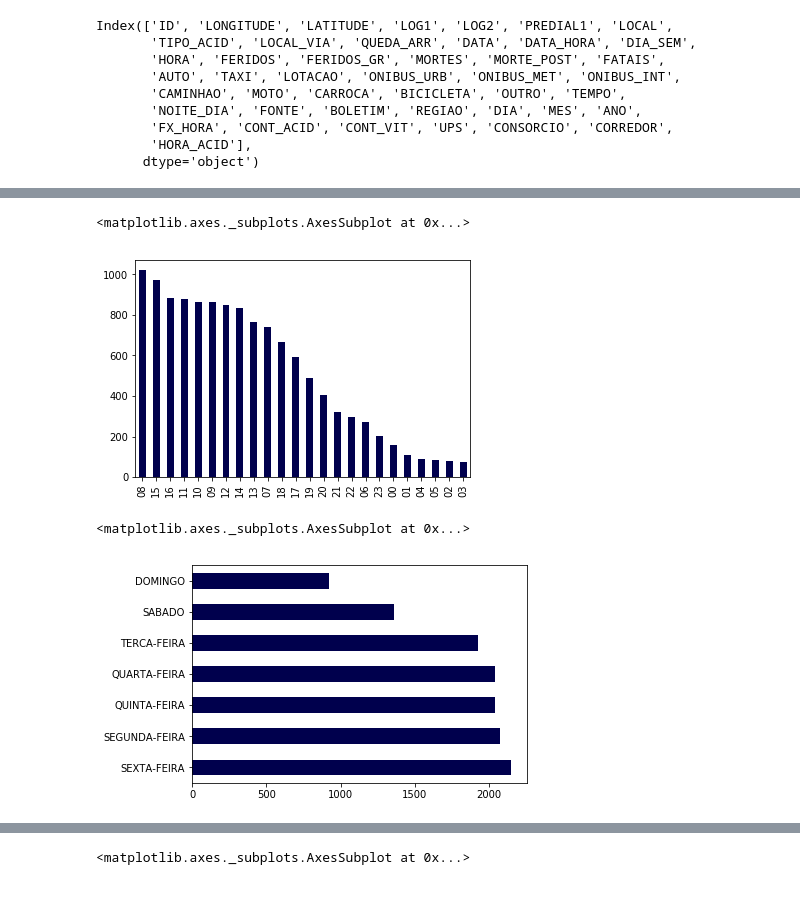
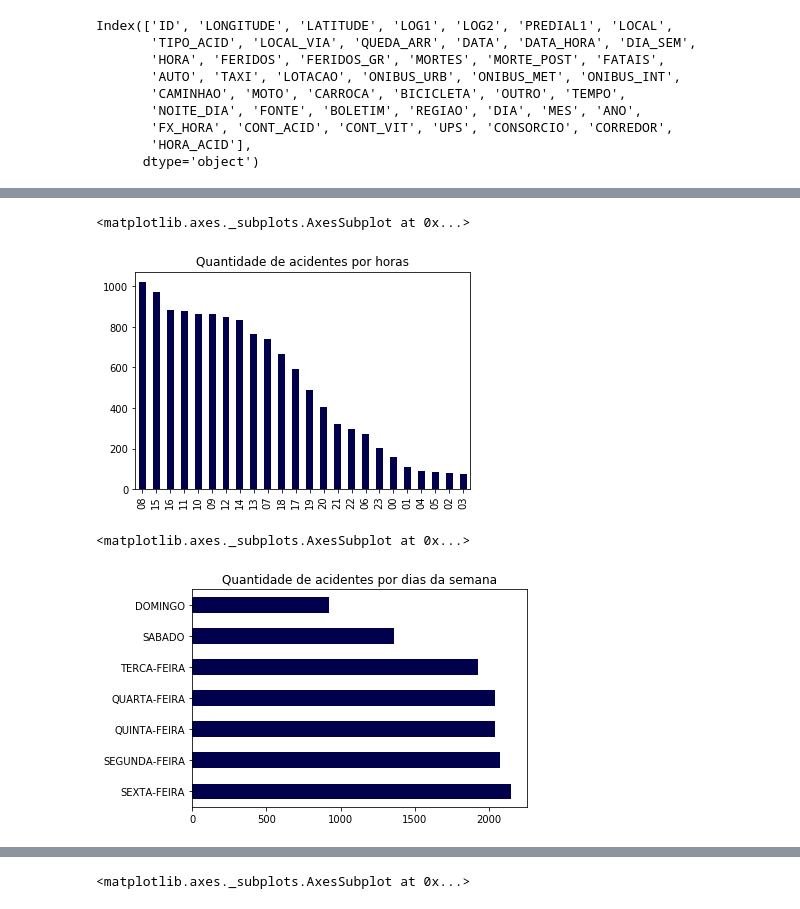
Before and after one commit to if1015-datascience-ufpe/2018-2-projeto-data-lords, a Jupyter notebook: project.ipynb, the cells around one changed output, grey strips where cells are left out. Saved outputs shown, nothing was run; the diff lists cells and outputs as text; code cells hidden in the pictures.

```diff
--- a/project.ipynb
+++ b/project.ipynb
@@ -761,15 +759,15 @@ vehicle.plot.barh(logx=True, color =(0,0,0.3))
 # %%
 number_acidents_hour = acidents_data['HORA_ACID'].value_counts()
-number_acidents_hour.plot.bar(color =(0,0,0.3))
+number_acidents_hour.plot.bar(color =(0,0,0.3), title='Quantidade de acidentes por horas')
 # %% [output]
 <matplotlib.axes._subplots.AxesSubplot at 0x...>
-[figure, old version]
+[figure, new version]
 # %%
 number_acidents_day = acidents_data['DIA_SEM'].value_counts()
-number_acidents_day.plot.barh(color =(0,0,0.3))
+number_acidents_day.plot.barh(color =(0,0,0.3), title='Quantidade de acidentes por dias da semana')
 # %% [output]
 <matplotlib.axes._subplots.AxesSubplot at 0x...>
-[figure, old version]
+[figure, new version]
 # %%
 %%opts Bars [width=700, height=400, xrotation=90, show_legend=False]
 number_acidents_hour_by_day = acidents_data.groupby(['DIA_SEM', 'HORA_ACID']).size()
```
Also changed, not shown: parts of 26 cells of this notebook.
